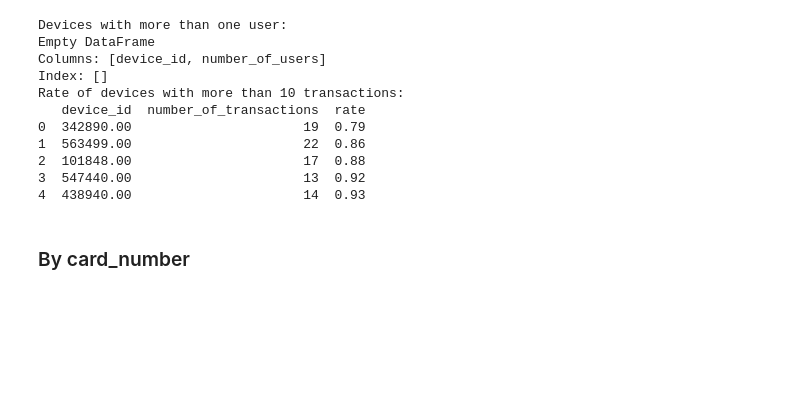
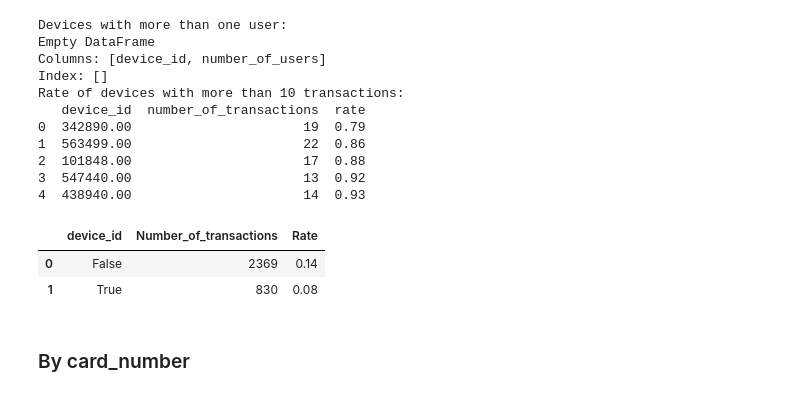
Before and after one commit to MatheusRiosBarcelos/Cloudwalk-Case, a Jupyter notebook: exploratory_analyzes.ipynb, the cells around one changed output. Cells and saved outputs as stored; diff of their text form; code cells hidden in the pictures; blank space fills up the shorter version.

```diff
--- a/exploratory_analyzes.ipynb
+++ b/exploratory_analyzes.ipynb
@@ -295,6 +295,16 @@ Rate of devices with more than 10 transactions:
 2  101848.00                      17  0.88
 3  547440.00                      13  0.92
 4  438940.00                      14  0.93
+# %%
+# Checking specific for the missing devices
+
+df.groupby(df['device_id'].isnull())['has_cbk'] \
+  .agg(Number_of_transactions='count', Rate='mean') \
+  .reset_index()
+# %% [output]
+|  | device_id | Number_of_transactions | Rate |
+| 0 | False | 2369 | 0.14 |
+| 1 | True | 830 | 0.08 |
 # %% [markdown]
 ### By card_number
 # %%
```
Also changed, not shown: parts of 7 cells of this notebook, 6 other files.
